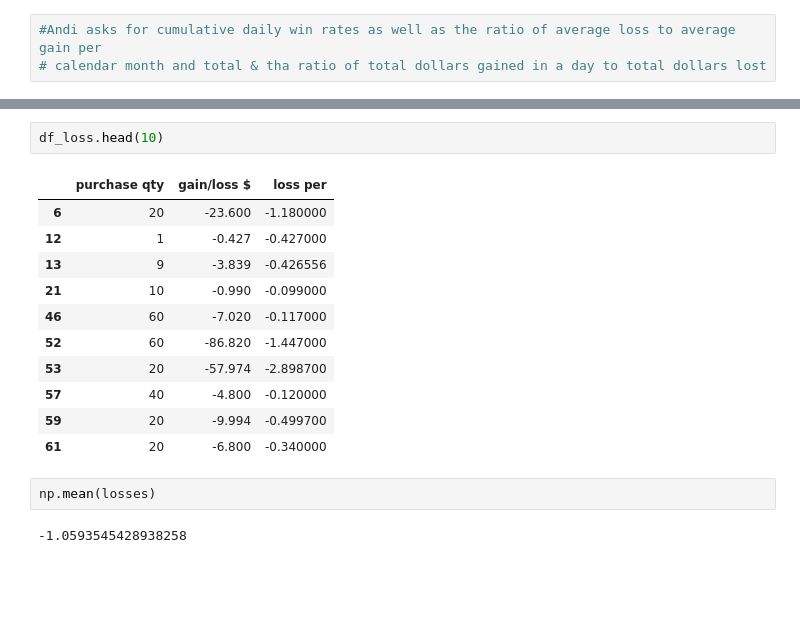
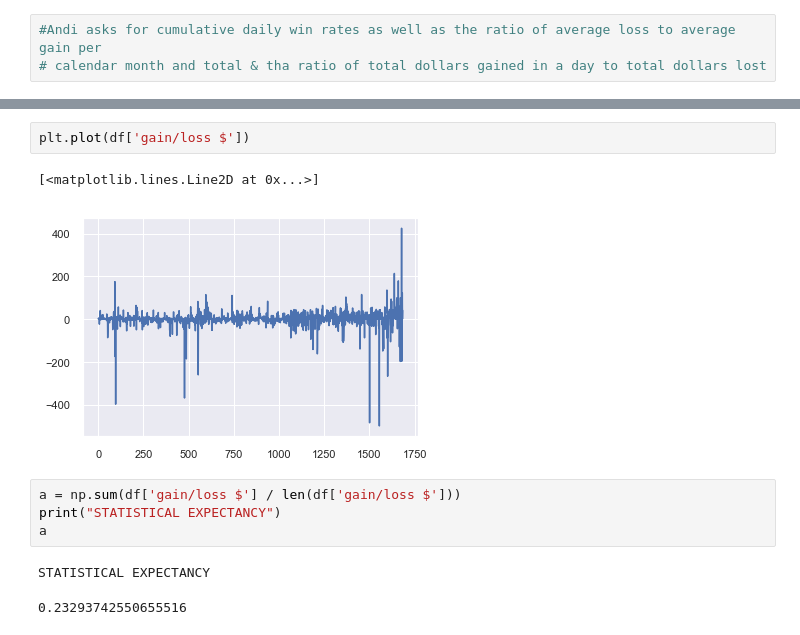
Before and after one commit to mikess314/ARDayTradingData, a Jupyter notebook: AR Day Trading Analysis.ipynb, the cells around one changed output, grey strips where cells are left out. Saved outputs shown, nothing was run; the diff lists cells and outputs as text; blank space fills up the shorter version.

```diff
--- a/AR Day Trading Analysis.ipynb
+++ b/AR Day Trading Analysis.ipynb
@@ -621,18 +600,12 @@ All Trades: $-1.059
-# %%
-df_loss.head(10)
-# %% [output]
-|  | purchase qty | gain/loss $ | loss per |
-| 6 | 20 | -23.600 | -1.180000 |
-| 12 | 1 | -0.427 | -0.427000 |
-| 13 | 9 | -3.839 | -0.426556 |
-| 21 | 10 | -0.990 | -0.099000 |
-| 46 | 60 | -7.020 | -0.117000 |
-| 52 | 60 | -86.820 | -1.447000 |
-| 53 | 20 | -57.974 | -2.898700 |
-| 57 | 40 | -4.800 | -0.120000 |
-| 59 | 20 | -9.994 | -0.499700 |
-| 61 | 20 | -6.800 | -0.340000 |
-# %%
-np.mean(losses)
-# %% [output]
--1.0593545428938258
+# %%
+plt.plot(df['gain/loss $'])
+# %% [output]
+[<matplotlib.lines.Line2D at 0x...>]
+[figure, added]
+# %%
+a = np.sum(df['gain/loss $'] / len(df['gain/loss $']))
+print("STATISTICAL EXPECTANCY")
+a
+# %% [output]
+STATISTICAL EXPECTANCY
+0.23293742550655516
```
Also changed, not shown: parts of 36 cells of this notebook.
